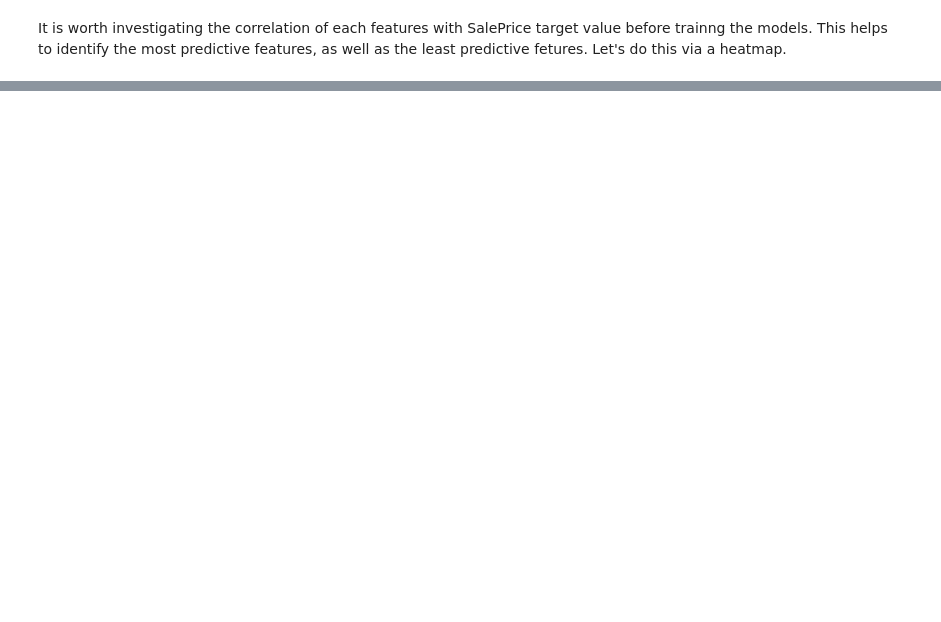
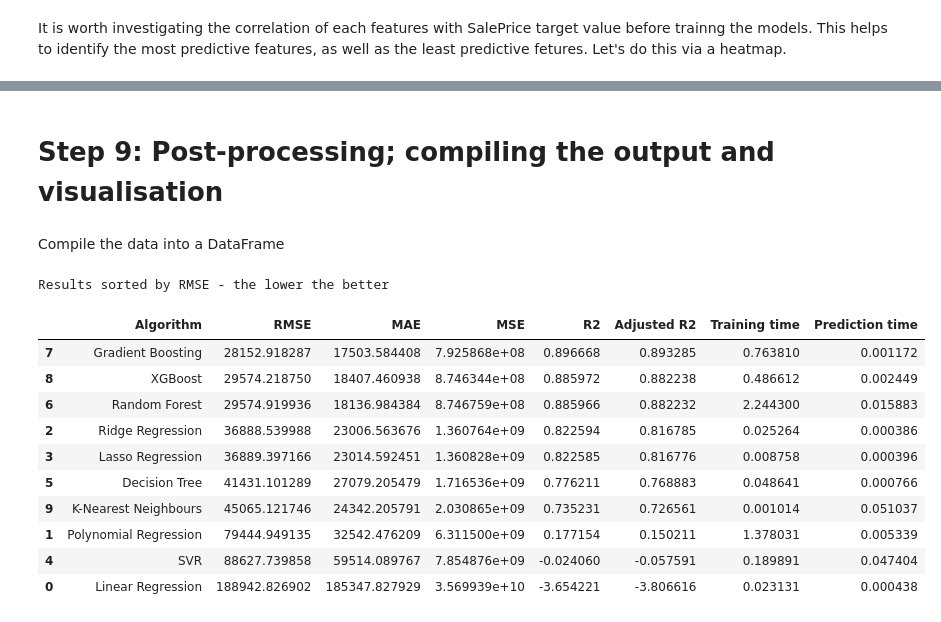
Before and after one commit to FaroughR/ML_Competitional_Course, a Jupyter notebook: Regression_Competition/Regression_Competition.ipynb, the cells around one changed output, grey strips where cells are left out. Saved outputs shown, nothing was run; the diff lists cells and outputs as text; code cells hidden in the pictures; blank space fills up the shorter version.

```diff
--- a/Regression_Competition/Regression_Competition.ipynb
+++ b/Regression_Competition/Regression_Competition.ipynb
@@ -102,0 +196,39 @@ Let's do this via a heatmap.
+# %%
+# For each regressor, do the following
+for name, reg in regressors.items():
+
+    # Training
+    start_time = time.time()
+    reg.fit(X_train_scaled, y_train)
+    training_time = time.time() - start_time
+
+    #Prediction
+    start_time = time.time()
+    y_pred = reg.predict(X_test_scaled)
+    prediction_time = time.time() - start_time
+
+    # Metrics
+    n = X_train_scaled.shape[0] # Number of datapoints
+    p = X_train_scaled.shape[1] # Number of features
+    RMSE = root_mean_squared_error(y_test, y_pred)
+    MAE = mean_absolute_error(y_test, y_pred)
+    MSE = mean_squared_error(y_test, y_pred)
+    R2 = r2_score(y_test, y_pred)
+    adjusted_R2 = 1 - (1 - R2) * (n - 1) / (n - p - 1)
+
+    # Save the outputs into the results dictionary
+    results['Algorithm'].append(name)
+    results['RMSE'].append(RMSE)
+    results['MAE'].append(MAE)
+    results['MSE'].append(MSE)
+    results['R2'].append(R2)
+    results['Adjusted R2'].append(adjusted_R2)
+    results['Training time'].append(training_time)
+    results['Prediction time'].append(prediction_time)
+
+    # Print results
+    print(f"\n{name}: ")
+    print(f"RMSE: {RMSE:,.2f}")
+    print(f"R2: {R2:,.2f}")
+    print(f"Adjusted R2: {adjusted_R2:,.2f}")
+    print(f"Training time: {training_time:,.2f}")
@@ -102,0 +253,21 @@ Let's do this via a heatmap.
+# %% [markdown]
+# Step 9: Post-processing; compiling the output and visualisation
+# %% [markdown]
+Compile the data into a DataFrame
+# %%
+results_df = pd.DataFrame(results)
+print("Results sorted by RMSE - the lower the better")
+results_df.sort_values('RMSE')
+# %% [output]
+Results sorted by RMSE - the lower the better
+|  | Algorithm | RMSE | MAE | MSE | R2 | Adjusted R2 | Training time | Prediction time |
+| 7 | Gradient Boosting | 28152.918287 | 17503.584408 | 7.925868e+08 | 0.896668 | 0.893285 | 0.763810 | 0.001172 |
+| 8 | XGBoost | 29574.218750 | 18407.460938 | 8.746344e+08 | 0.885972 | 0.882238 | 0.486612 | 0.002449 |
+| 6 | Random Forest | 29574.919936 | 18136.984384 | 8.746759e+08 | 0.885966 | 0.882232 | 2.244300 | 0.015883 |
+| 2 | Ridge Regression | 36888.539988 | 23006.563676 | 1.360764e+09 | 0.822594 | 0.816785 | 0.025264 | 0.000386 |
+| 3 | Lasso Regression | 36889.397166 | 23014.592451 | 1.360828e+09 | 0.822585 | 0.816776 | 0.008758 | 0.000396 |
+| 5 | Decision Tree | 41431.101289 | 27079.205479 | 1.716536e+09 | 0.776211 | 0.768883 | 0.048641 | 0.000766 |
+| 9 | K-Nearest Neighbours | 45065.121746 | 24342.205791 | 2.030865e+09 | 0.735231 | 0.726561 | 0.001014 | 0.051037 |
+| 1 | Polynomial Regression | 79444.949135 | 32542.476209 | 6.311500e+09 | 0.177154 | 0.150211 | 1.378031 | 0.005339 |
+| 4 | SVR | 88627.739858 | 59514.089767 | 7.854876e+09 | -0.024060 | -0.057591 | 0.189891 | 0.047404 |
+| 0 | Linear Regression | 188942.826902 | 185347.827929 | 3.569939e+10 | -3.654221 | -3.806616 | 0.023131 | 0.000438 |
```
Also changed, not shown: parts of 23 cells of this notebook.
